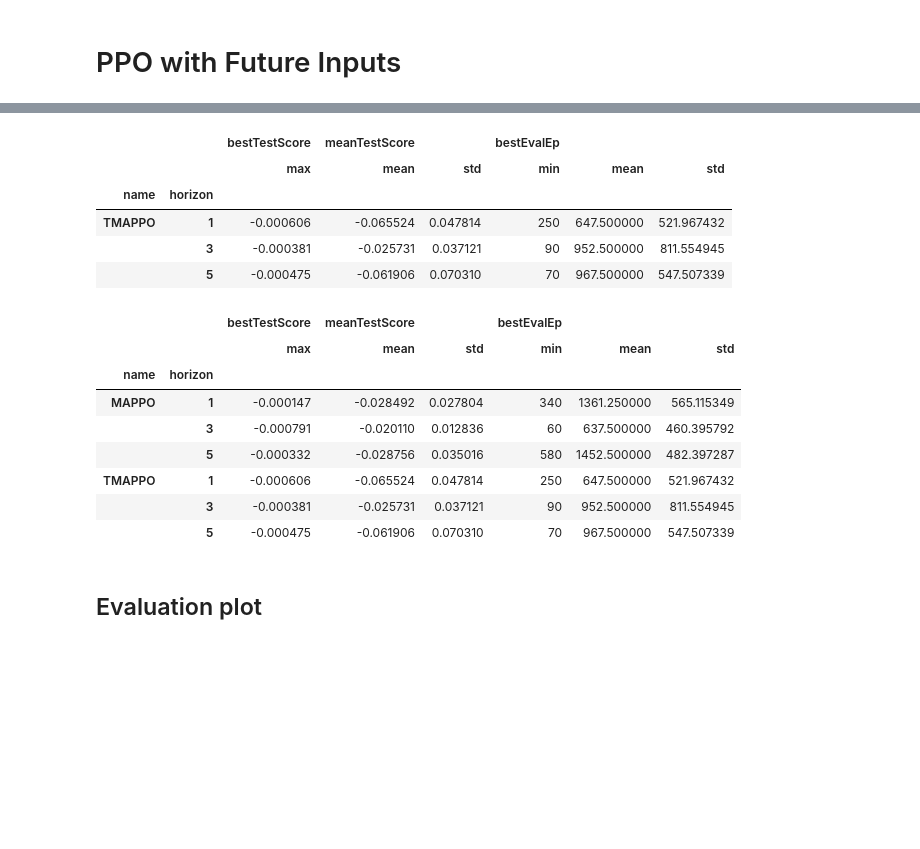
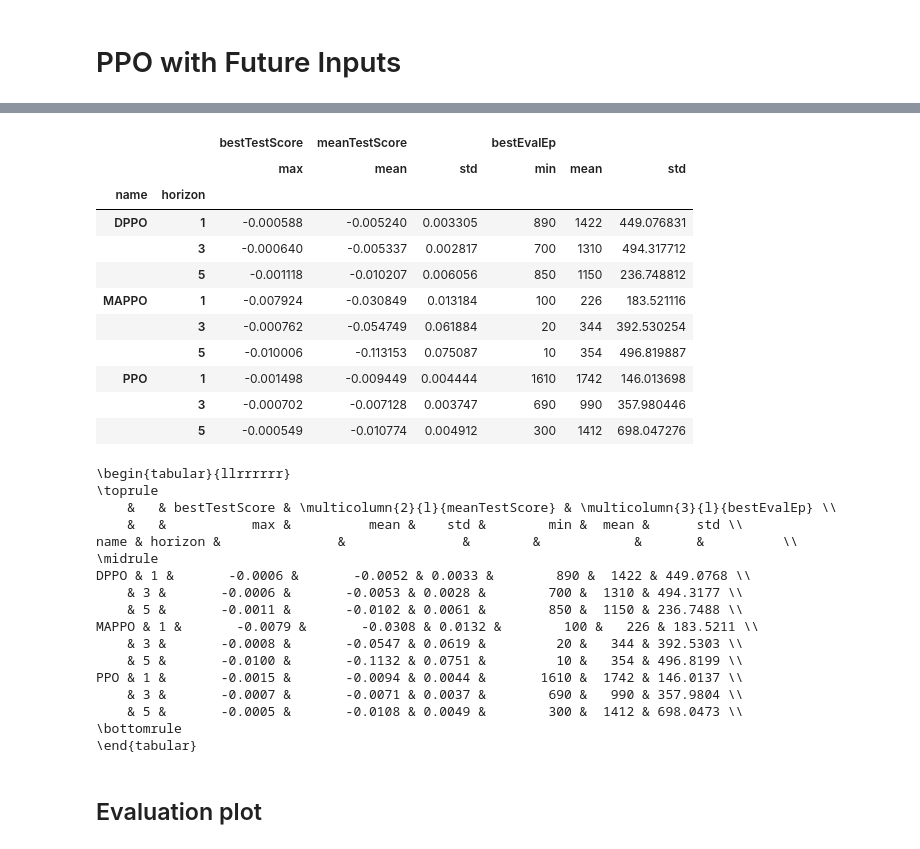
Before and after one commit to JuanPedroGHM/TestRLFrameworkPleaseIgnore, a Jupyter notebook: notebooks/clutchResults_0.ipynb, the cells around one changed output, grey strips where cells are left out. Saved outputs shown, nothing was run; the diff lists cells and outputs as text; code cells hidden in the pictures; blank space fills up the shorter version.

```diff
--- a/notebooks/clutchResults_0.ipynb
+++ b/notebooks/clutchResults_0.ipynb
@@ -105,21 +105,21 @@ compHorizonDF, compNamesDF, expDF, rewardDF, evalRewardDF, testRewardDF, actorDF
       ('0_PPO_b', 'PPO', 'b', '3'),
       ('0_DPPO_b', 'DPPO', 'b', '3'),
       ('0_MAPPO_b', 'MAPPO', 'b', '3'),
-      ('0_TPPO_b', 'TPPO', 'b', '3'),
-      ('0_TDPPO_b', 'TDPPO', 'b', '3'),
-      ('0_TMAPPO_b', 'TMAPPO', 'b', '3'),
+      #('0_TPPO_b', 'TPPO', 'b', '3'),
+      #('0_TDPPO_b', 'TDPPO', 'b', '3'),
+      #('0_TMAPPO_b', 'TMAPPO', 'b', '3'),
       ('1_PPO_b', 'PPO', 'b', '1'),
       ('1_DPPO_b', 'DPPO', 'b', '1'),
       ('1_MAPPO_b', 'MAPPO', 'b', '1'),
-      ('1_TPPO_b', 'TPPO', 'b', '1'),
-      ('1_TDPPO_b', 'TDPPO', 'b', '1'),
-      ('1_TMAPPO_b', 'TMAPPO', 'b', '1'),
+      #('1_TPPO_b', 'TPPO', 'b', '1'),
+      #('1_TDPPO_b', 'TDPPO', 'b', '1'),
+      #('1_TMAPPO_b', 'TMAPPO', 'b', '1'),
       ('2_PPO_b', 'PPO', 'b', '5'),
       ('2_DPPO_b', 'DPPO', 'b', '5'),
       ('2_MAPPO_b', 'MAPPO', 'b', '5'),
-      ('2_TPPO_b', 'TPPO', 'b', '5'),
-      ('2_TDPPO_b', 'TDPPO', 'b', '5'),
-      ('2_TMAPPO_b', 'TMAPPO', 'b', '5')
+      #('2_TPPO_b', 'TPPO', 'b', '5'),
+      #('2_TDPPO_b', 'TDPPO', 'b', '5'),
+      #('2_TMAPPO_b', 'TMAPPO', 'b', '5')
 ])
 compNamesDF.style.apply(highlight)
 # %% [output]
@@ -135,24 +146,38 @@ compNamesDF.style.apply(highlight)
 # %%
-compHorizonDF.loc[['TMAPPO']].style.apply(highlight)
+compHorizonDF.style.apply(highlight)
 # %% [output]
 |  |  | bestTestScore | meanTestScore |  | bestEvalEp |  |  |
 |  |  | max | mean | std | min | mean | std |
 | name | horizon |  |  |  |  |  |  |
-| TMAPPO | 1 | -0.000606 | -0.065524 | 0.047814 | 250 | 647.500000 | 521.967432 |
-|  | 3 | -0.000381 | -0.025731 | 0.037121 | 90 | 952.500000 | 811.554945 |
-|  | 5 | -0.000475 | -0.061906 | 0.070310 | 70 | 967.500000 | 547.507339 |
+| DPPO | 1 | -0.000588 | -0.005240 | 0.003305 | 890 | 1422 | 449.076831 |
+|  | 3 | -0.000640 | -0.005337 | 0.002817 | 700 | 1310 | 494.317712 |
+|  | 5 | -0.001118 | -0.010207 | 0.006056 | 850 | 1150 | 236.748812 |
+| MAPPO | 1 | -0.007924 | -0.030849 | 0.013184 | 100 | 226 | 183.521116 |
+|  | 3 | -0.000762 | -0.054749 | 0.061884 | 20 | 344 | 392.530254 |
+|  | 5 | -0.010006 | -0.113153 | 0.075087 | 10 | 354 | 496.819887 |
+| PPO | 1 | -0.001498 | -0.009449 | 0.004444 | 1610 | 1742 | 146.013698 |
+|  | 3 | -0.000702 | -0.007128 | 0.003747 | 690 | 990 | 357.980446 |
+|  | 5 | -0.000549 | -0.010774 | 0.004912 | 300 | 1412 | 698.047276 |
-# %%
-compHorizonDF.loc[['MAPPO', 'TMAPPO']].style.apply(highlight)
-# %% [output]
-|  |  | bestTestScore | meanTestScore |  | bestEvalEp |  |  |
-|  |  | max | mean | std | min | mean | std |
-| name | horizon |  |  |  |  |  |  |
-| MAPPO | 1 | -0.000147 | -0.028492 | 0.027804 | 340 | 1361.250000 | 565.115349 |
-|  | 3 | -0.000791 | -0.020110 | 0.012836 | 60 | 637.500000 | 460.395792 |
-|  | 5 | -0.000332 | -0.028756 | 0.035016 | 580 | 1452.500000 | 482.397287 |
-| TMAPPO | 1 | -0.000606 | -0.065524 | 0.047814 | 250 | 647.500000 | 521.967432 |
-|  | 3 | -0.000381 | -0.025731 | 0.037121 | 90 | 952.500000 | 811.554945 |
-|  | 5 | -0.000475 | -0.061906 | 0.070310 | 70 | 967.500000 | 547.507339 |
+# %%
+print(compHorizonDF.to_latex(float_format="%.4f"))
+# %% [output]
+\begin{tabular}{llrrrrrr}
+\toprule
+    &   & bestTestScore & \multicolumn{2}{l}{meanTestScore} & \multicolumn{3}{l}{bestEvalEp} \\
+    &   &           max &          mean &    std &        min &  mean &      std \\
+name & horizon &               &               &        &            &       &          \\
+\midrule
+DPPO & 1 &       -0.0006 &       -0.0052 & 0.0033 &        890 &  1422 & 449.0768 \\
+    & 3 &       -0.0006 &       -0.0053 & 0.0028 &        700 &  1310 & 494.3177 \\
+    & 5 &       -0.0011 &       -0.0102 & 0.0061 &        850 &  1150 & 236.7488 \\
+MAPPO & 1 &       -0.0079 &       -0.0308 & 0.0132 &        100 &   226 & 183.5211 \\
+    & 3 &       -0.0008 &       -0.0547 & 0.0619 &         20 &   344 & 392.5303 \\
+    & 5 &       -0.0100 &       -0.1132 & 0.0751 &         10 &   354 & 496.8199 \\
+PPO & 1 &       -0.0015 &       -0.0094 & 0.0044 &       1610 &  1742 & 146.0137 \\
+    & 3 &       -0.0007 &       -0.0071 & 0.0037 &        690 &   990 & 357.9804 \\
+    & 5 &       -0.0005 &       -0.0108 & 0.0049 &        300 &  1412 & 698.0473 \\
+\bottomrule
+\end{tabular}
 # %% [markdown]
 ## Evaluation plot
 # %%
```
Also changed, not shown: parts of 5 cells of this notebook, 2 other files.
